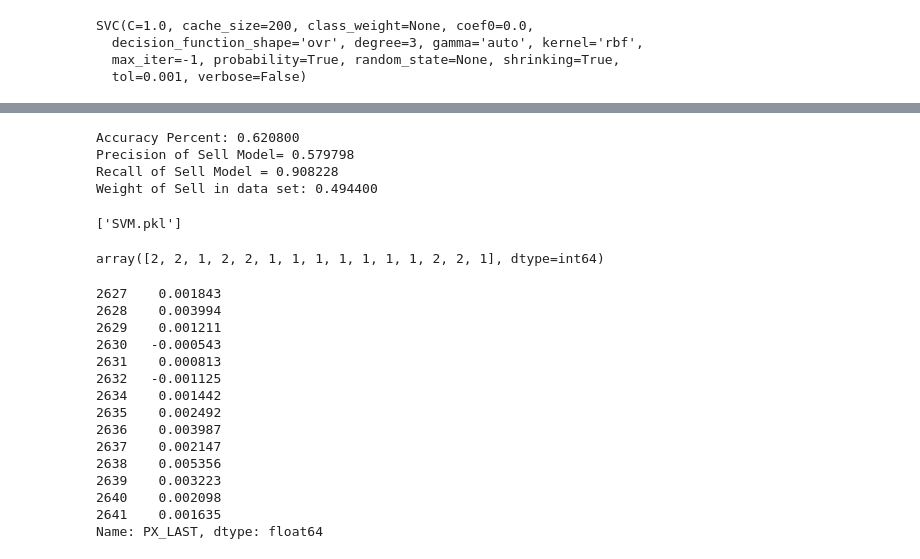
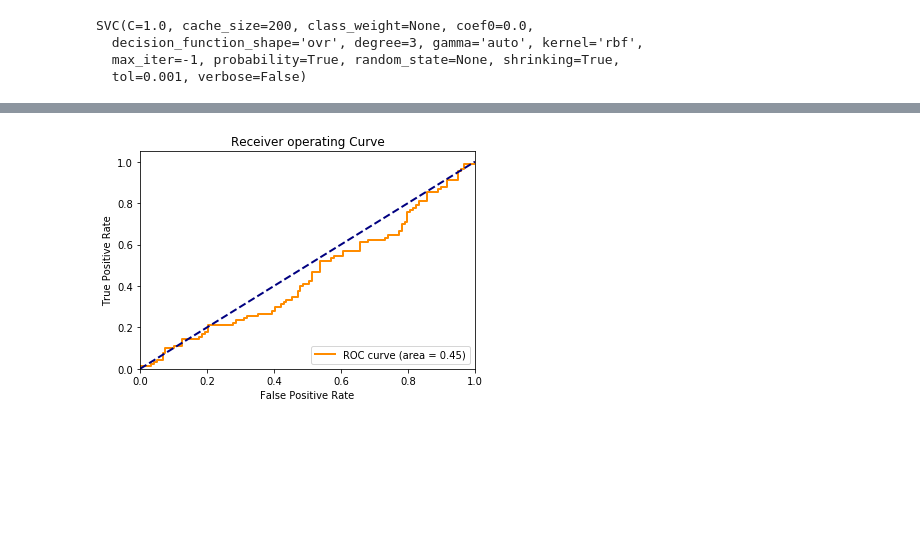
Before and after one commit to s2c/IndiaNiveshInternship, a Jupyter notebook: Futures/SVM.ipynb, the cells around one changed output, grey strips where cells are left out. Cells and saved outputs as stored; diff of their text form; code cells hidden in the pictures; blank space fills up the shorter version.

Commit message:
Completed MetaStudy

```diff
--- a/Futures/SVM.ipynb
+++ b/Futures/SVM.ipynb
@@ -549 +534,9 @@ plt.show()
+# %%
+pred_probsTrain = clf.predict_proba(xTrain) # probabilities that change today is higher or lower than yesterday
+pred_probsVal = clf.predict_proba(xVal)
+# %%
+metaCLF = svm.SVC(kernel='rbf', probability= True) # change kernels between linear, poly and rbf as fit.
+metaCLF.fit(pred_probsTrain, yTrainMod) # Train the probabilities against the actual change
+metaProbsTest = metaCLF.predict_proba(pred_probsVal)
+metaTest = metaCLF.predict(pred_probsVal)
 # %%
@@ -575,11 +555,0 @@ Recall of Buy Model = 0.326861
-# %%
-# Precision Recall of Sell
-print("Accuracy Percent: %f"% (sum(preds==yVal)/len(yVal)))
-print("Precision of Sell Model= %f" % (tn/(tn+fn)))
-print("Recall of Sell Model = %f" % (tn/(tn+fp)))
-print("Weight of Sell in data set: %f" % (sum(yVal==2)/len(yVal)))
-# %% [output]
-Accuracy Percent: 0.620800
-Precision of Sell Model= 0.579798
-Recall of Sell Model = 0.908228
-Weight of Sell in data set: 0.494400
@@ -598,5 +555,0 @@ print("Weight of Buy in data set: %f" % (sum(yVal==1)/len(yVal)))
-# %%
-from sklearn.externals import joblib
-joblib.dump(clf, 'SVM.pkl')
-# %% [output]
-['SVM.pkl']
@@ -605,22 +556,26 @@ x_t = x[-15:]#.reshape(,-1)
-# %%
-np.argmax(clf.predict_proba((x_t))>0.55,axis=1) + 1
-# %% [output]
-array([2, 2, 1, 2, 2, 1, 1, 1, 1, 1, 1, 1, 2, 2, 1], dtype=int64)
-# %%
-dataNifty[-15:-1]
-# %% [output]
-2627    0.001843
-2628    0.003994
-2629    0.001211
-2630   -0.000543
-2631    0.000813
-2632   -0.001125
-2634    0.001442
-2635    0.002492
-2636    0.003987
-2637    0.002147
-2638    0.005356
-2639    0.003223
-2640    0.002098
-2641    0.001635
-Name: PX_LAST, dtype: float64
+# %%
+# Compute ROC curve and ROC area for each class
+
+y_score = metaCLF.predict_proba(pred_probsVal)
+y_score = y_score[:,1]
+fpr = dict()
+tpr = dict()
+roc_auc = dict()
+for i in range(1):
+    fpr[i], tpr[i], _ = roc_curve(yValMod, y_score,pos_label=2)
+    roc_auc[i] = auc(fpr[i], tpr[i])
+
+plt.figure()
+lw = 2
+plt.plot(fpr[0], tpr[0], color='darkorange',
+         lw=lw, label='ROC curve (area = %0.2f)' % roc_auc[0])
+plt.plot([0, 1], [0, 1], color='navy', lw=lw, linestyle='--')
+plt.xlim([0.0, 1.0])
+plt.ylim([0.0, 1.05])
+plt.xlabel('False Positive Rate')
+plt.ylabel('True Positive Rate')
+plt.title('Receiver operating Curve')
+plt.legend(loc="lower right")
+plt.show()
+# %% [output]
+[figure, added]
```
Also changed, not shown: parts of 23 cells of this notebook.
